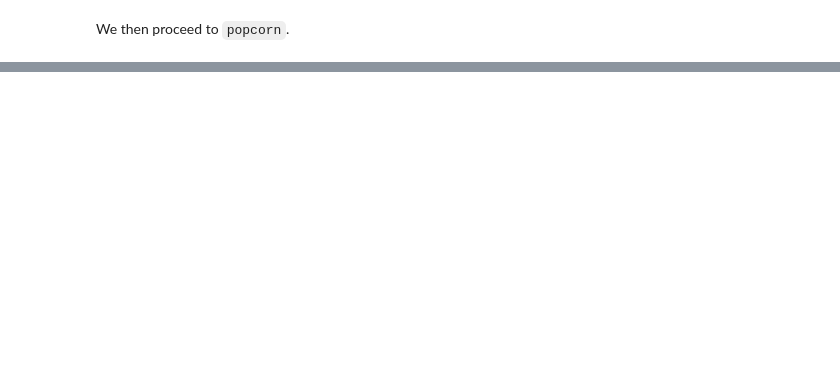
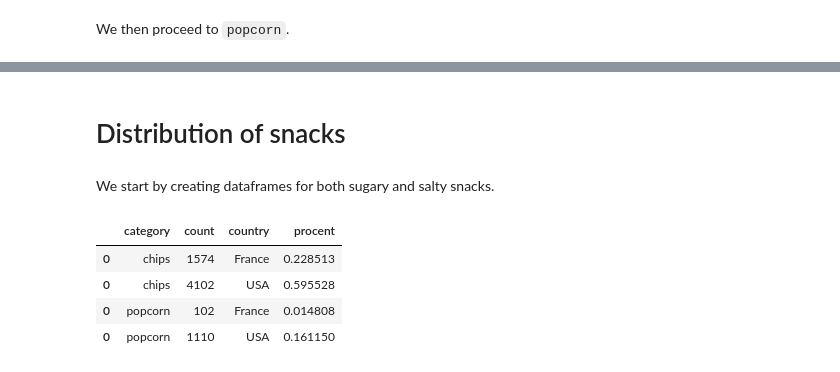
Before and after one commit to emmwel/ADAeda, a Jupyter notebook: Project/Snacks.ipynb, the cells around one changed output, grey strips where cells are left out. Cells and saved outputs as stored; diff of their text form; code cells hidden in the pictures; blank space fills up the shorter version.

```diff
--- a/Project/Snacks.ipynb
+++ b/Project/Snacks.ipynb
@@ -150,3 +185,5 @@ salty_snacks_usa = clean_categories(salty_snacks_usa, not_salty)
+# %%
+salty_snacks_distr = pd.DataFrame(columns = ['category', 'count', 'country'])
 # %% [markdown]
 We divide the category into `chips` and `popcorn`, starting out with `chips`.
 # %%
@@ -180,0 +223,4 @@ popcorn_france
+# %% [markdown]
+# Distribution of snacks
+# %% [markdown]
+We start by creating dataframes for both sugary and salty snacks.
@@ -180,0 +235,8 @@ popcorn_france
+# %%
+salty_snacks_distr
+# %% [output]
+|  | category | count | country | procent |
+| 0 | chips | 1574 | France | 0.228513 |
+| 0 | chips | 4102 | USA | 0.595528 |
+| 0 | popcorn | 102 | France | 0.014808 |
+| 0 | popcorn | 1110 | USA | 0.161150 |
```
Also changed, not shown: parts of 46 cells of this notebook.
